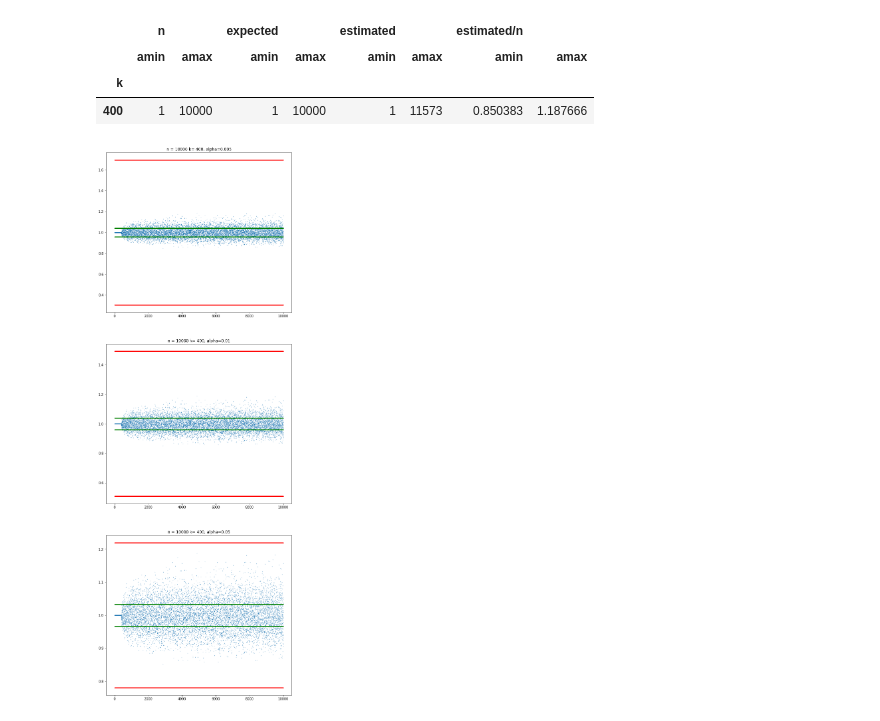
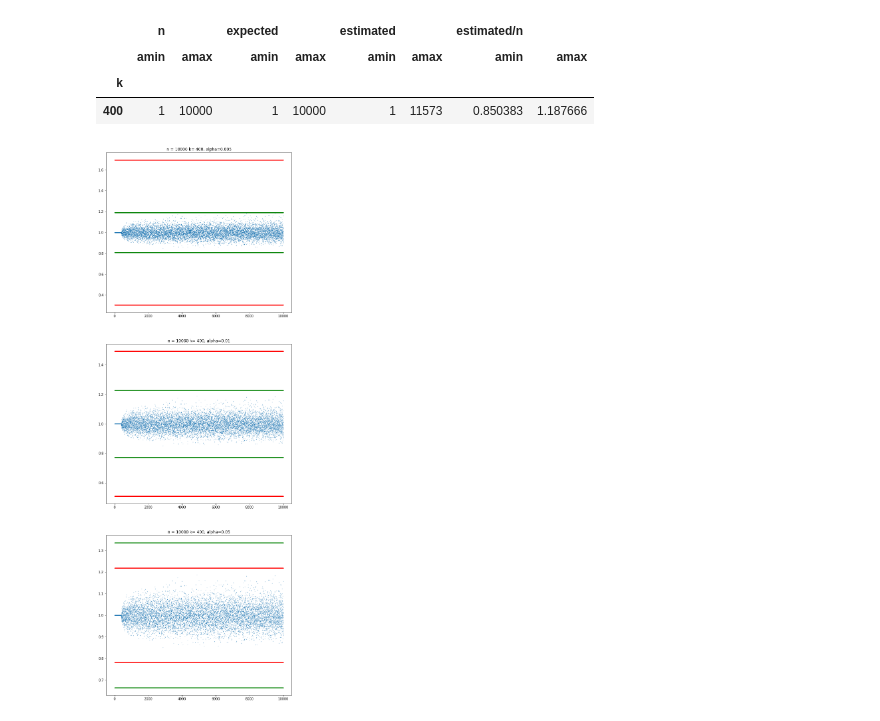
Before and after one commit to JakubGogola-IDENTT/analysis_of_algorithms, a Jupyter notebook: lab2/lab3.ipynb, the cells around one changed output. Cells and saved outputs as stored; diff of their text form; code cells hidden in the pictures.

```diff
--- a/lab2/lab3.ipynb
+++ b/lab2/lab3.ipynb
@@ -167,10 +167,20 @@ def chebyschew_bounds(ns, k, alpha):
 def chernoff_bounds(ns, alpha):
     delta = chernoff(ns, alpha)
     return (1.0 - delta, 1.0 + delta)
+# %%
+def exact_chernoff_bounds(n, alpha, delta):
+    ones = np.ones(n)
+    return ones - delta, ones + delta
 # %%
 n = 10000
 k = 400
 alphas = [0.005, 0.01, 0.05]
+
+deltas = {
+    0.005: 0.191504,
+    0.01: 0.227158,
+    0.05: 0.33625
+}
 # %%
 data_7 = pd.read_csv('data/5b.csv')[40000:40000 + n]
 data_7
@@ -209,21 +219,22 @@ summary_7
 # %%
 x = np.linspace(1, n, n)
 fig, ax = plt.subplots(3, figsize=(10,30))
 
 for i in range(len(alphas)):
     alpha = alphas[i]
     ns = np.full(n, n)
 
     chebyschew_lower, chebyschew_upper = chebyschew_bounds(ns, k, alpha)
-    chernoff_lower, chernoff_upper = chernoff_bounds(ns, alpha)
+#     chernoff_lower, chernoff_upper = chernoff_bounds(ns, alpha)
+    chernoff_lower, chernoff_upper = exact_chernoff_bounds(n, alpha, deltas[alpha])
 
     size = 0.2
 
     ax[i].set_title('n = {} k= {}, alpha={}'.format(n, k, alpha))
     ax[i].scatter(x, data_7['estimated/n'], s=size)
     ax[i].scatter(x, chernoff_lower, color='green', s=size)
     ax[i].scatter(x, chernoff_upper, color='green', s=size)
     ax[i].scatter(x, chebyschew_lower, color='red', s=size)
     ax[i].scatter(x, chebyschew_upper, color='red', s=size)
 # %% [output]
-[figure, old version]
+[figure, new version]
```
Also changed, not shown: parts of 1 cell of this notebook.
